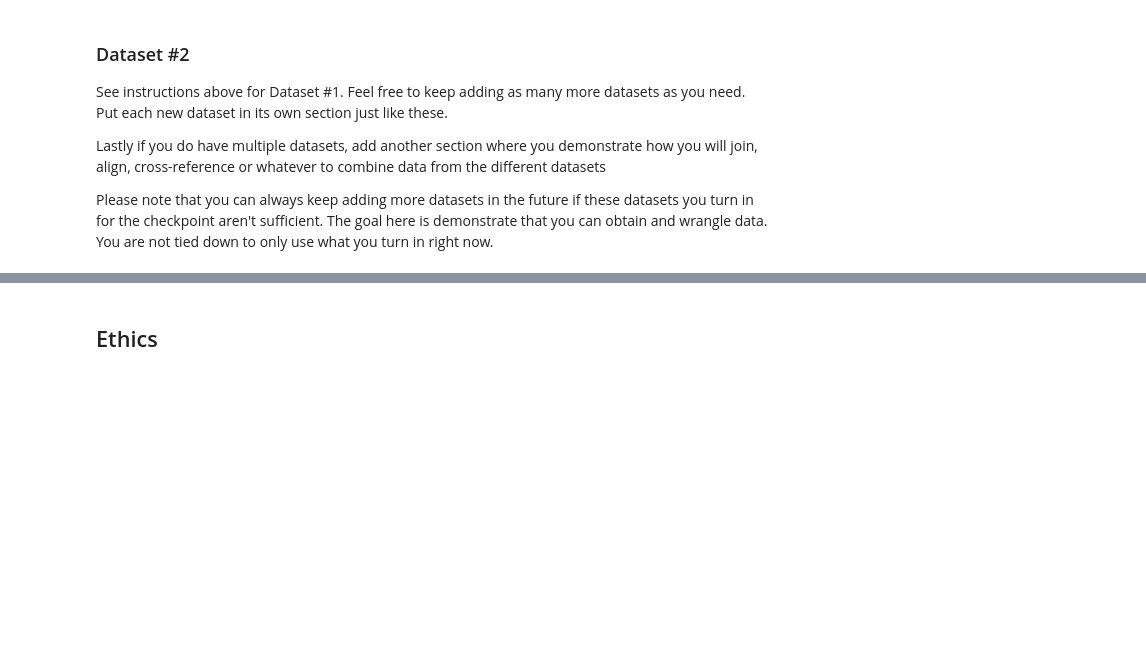
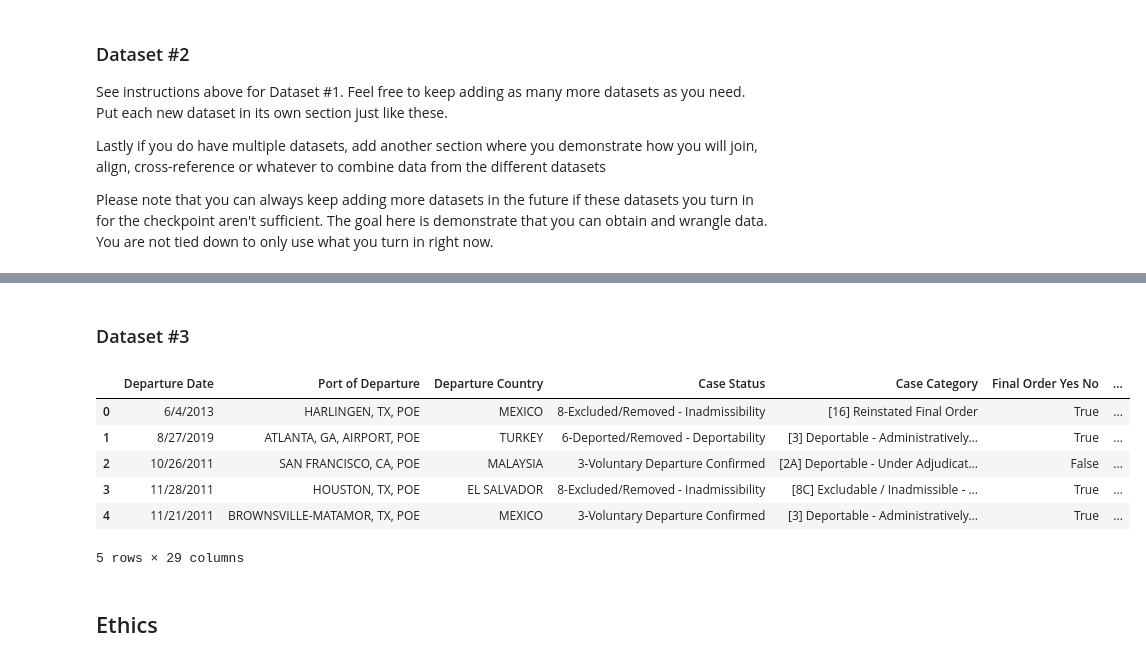
Before and after one commit to COGS108/Group109_WI26, a Jupyter notebook: 01-DataCheckpoint.ipynb, the cells around one changed output, grey strips where cells are left out. Drawn from its saved outputs; the diff is of its cells as text; code cells hidden in the pictures; blank space fills up the shorter version.

Commit message:
dataset#1, tidying/cleaning

```diff
--- a/01-DataCheckpoint.ipynb
+++ b/01-DataCheckpoint.ipynb
@@ -187,3 +261,16 @@ Please note that you can always keep adding more datasets in the future if these
+# %% [markdown]
+### Dataset #3
+# %%
+ice_removals_2011_2023 = pd.read_csv("data/00-raw/ice_removals_2011_2023.csv")
+ice_removals_2011_2023.head()
+# %% [output]
+|  | Departure Date | Port of Departure | Departure Country | Case Status | Case Category | Final Order Yes No | ... |
+| 0 | 6/4/2013 | HARLINGEN, TX, POE | MEXICO | 8-Excluded/Removed - Inadmissibility | [16] Reinstated Final Order | True | ... |
+| 1 | 8/27/2019 | ATLANTA, GA, AIRPORT, POE | TURKEY | 6-Deported/Removed - Deportability | [3] Deportable - Administratively... | True | ... |
+| 2 | 10/26/2011 | SAN FRANCISCO, CA, POE | MALAYSIA | 3-Voluntary Departure Confirmed | [2A] Deportable - Under Adjudicat... | False | ... |
+| 3 | 11/28/2011 | HOUSTON, TX, POE | EL SALVADOR | 8-Excluded/Removed - Inadmissibility | [8C] Excludable / Inadmissible - ... | True | ... |
+| 4 | 11/21/2011 | BROWNSVILLE-MATAMOR, TX, POE | MEXICO | 3-Voluntary Departure Confirmed | [3] Deportable - Administratively... | True | ... |
+5 rows × 29 columns
 # %% [markdown]
 ## Ethics
 # %% [markdown]
```
Also changed, not shown: parts of 13 cells of this notebook.
